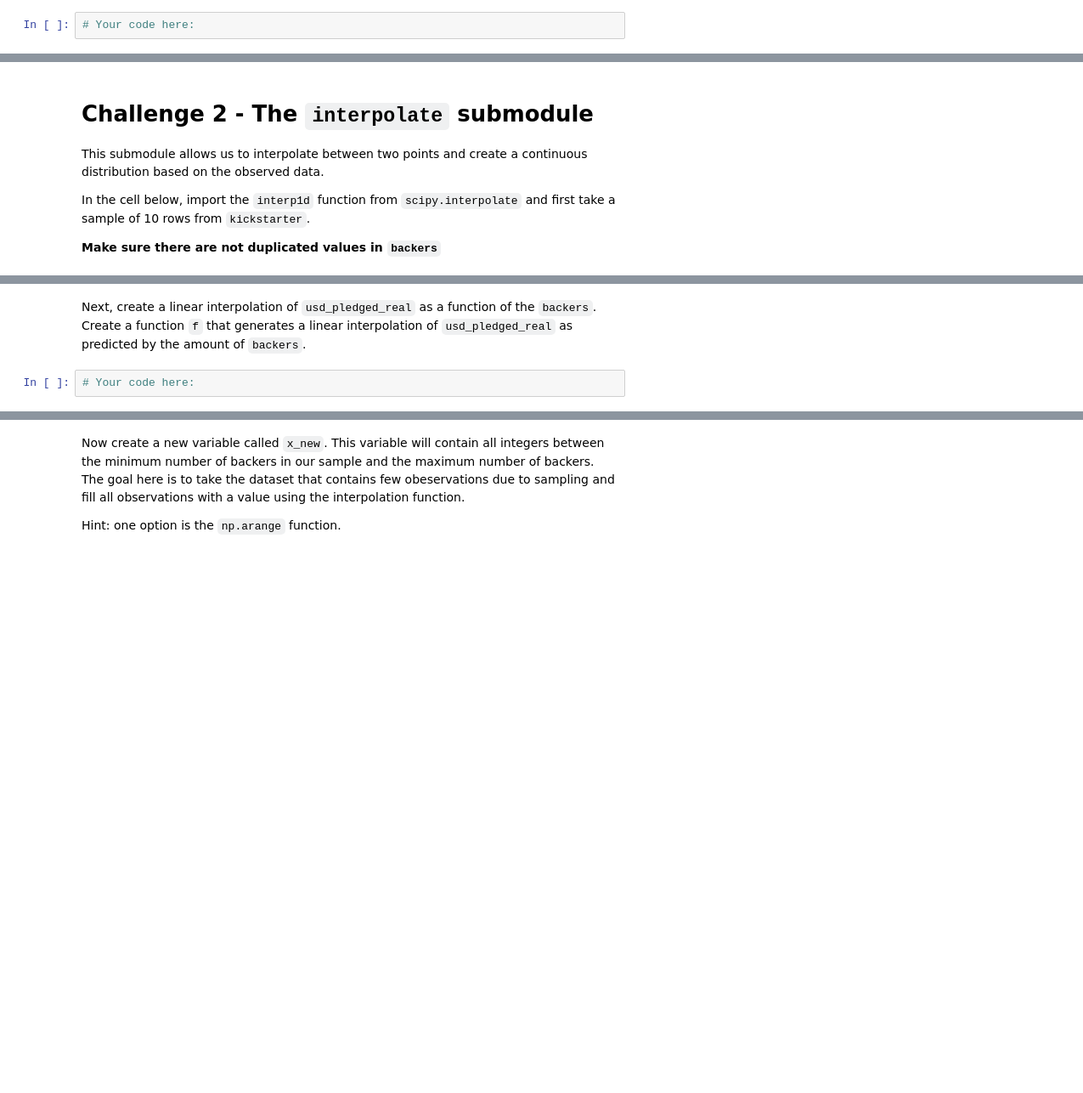
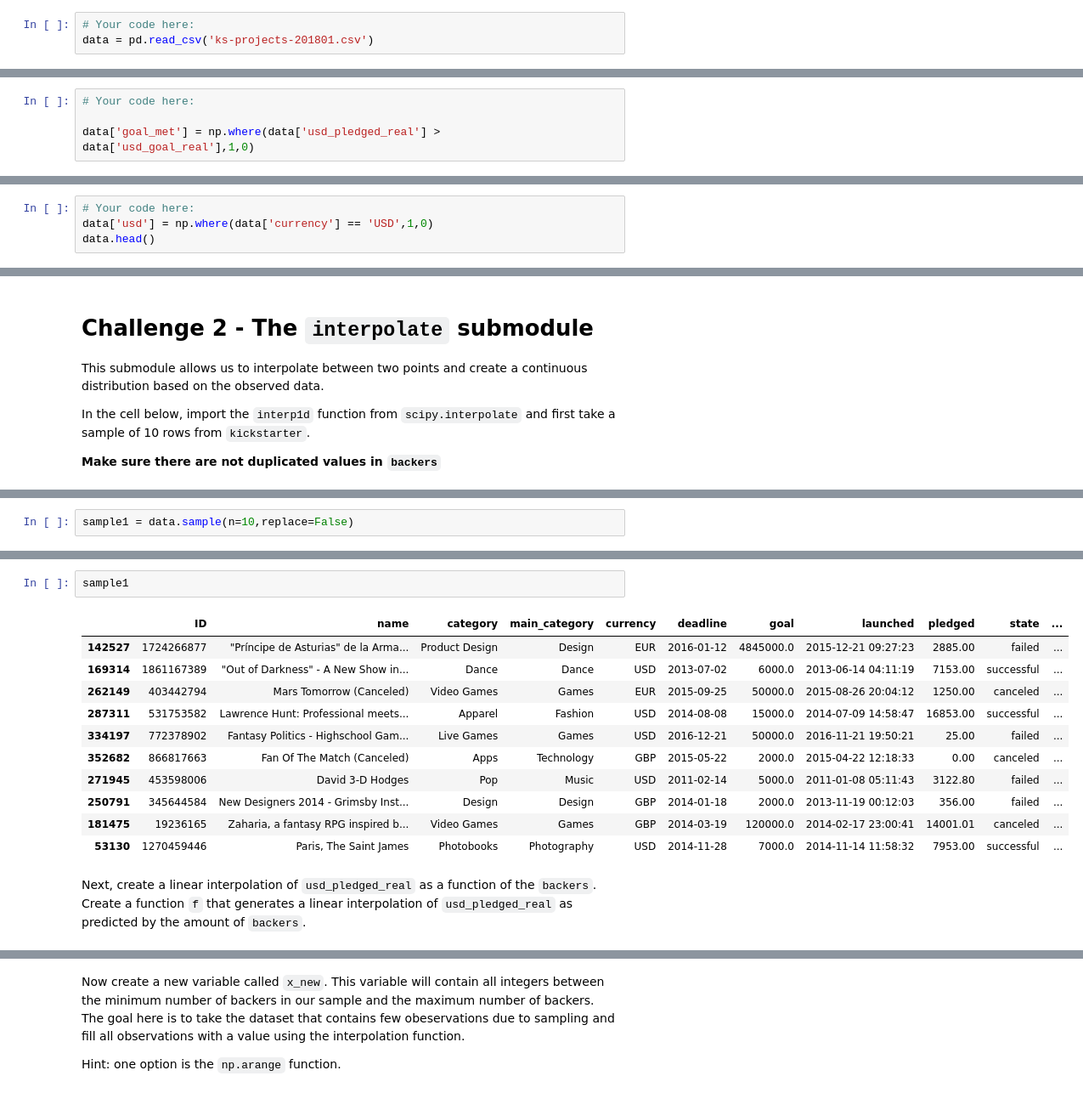
Before and after one commit to ta-data-pt-rmt/lab-intro-scipy, a Jupyter notebook: your-code/main.ipynb, the cells around one changed output, grey strips where cells are left out. Shown at 85% size. Drawn from its saved outputs; the diff is of its cells as text; blank space fills up the shorter version.

```diff
--- a/your-code/main.ipynb
+++ b/your-code/main.ipynb
@@ -11,6 +13,7 @@
 This submodule contains statistical functions for conducting hypothesis tests, producing various distributions and other useful tools. Let's examine this submodule using the KickStarter dataset. Load the data using the `ks-projects-201801.csv` file
 # %%
 # Your code here:
+data = pd.read_csv('ks-projects-201801.csv')
 # %% [markdown]
 Now print the `head` function to examine the dataset.
 # %%
@@ -39,0 +68,4 @@ Let's perform Fisher's exact test on our KickStarter data. We intend to test the
+# %%
+# Your code here:
+
+data['goal_met'] = np.where(data['usd_pledged_real'] > data['usd_goal_real'],1,0)
@@ -43,0 +83,4 @@ Next, create a column that checks whether the currency of the project is in US D
+# %%
+# Your code here:
+data['usd'] = np.where(data['currency'] == 'USD',1,0)
+data.head()
@@ -59,0 +125,2 @@ In the cell below, import the `interp1d` function from `scipy.interpolate` and f
+# %%
+sample1 = data.sample(n=10,replace=False)
@@ -60,4 +142,16 @@ In the cell below, import the `interp1d` function from `scipy.interpolate` and f
+# %%
+sample1
+# %% [output]
+|  | ID | name | category | main_category | currency | deadline | goal | launched | pledged | state | ... |
+| 142527 | 1724266877 | "Príncipe de Asturias" de la Arma... | Product Design | Design | EUR | 2016-01-12 | 4845000.0 | 2015-12-21 09:27:23 | 2885.00 | failed | ... |
+| 169314 | 1861167389 | "Out of Darkness" - A New Show in... | Dance | Dance | USD | 2013-07-02 | 6000.0 | 2013-06-14 04:11:19 | 7153.00 | successful | ... |
+| 262149 | 403442794 | Mars Tomorrow (Canceled) | Video Games | Games | EUR | 2015-09-25 | 50000.0 | 2015-08-26 20:04:12 | 1250.00 | canceled | ... |
+| 287311 | 531753582 | Lawrence Hunt: Professional meets... | Apparel | Fashion | USD | 2014-08-08 | 15000.0 | 2014-07-09 14:58:47 | 16853.00 | successful | ... |
+| 334197 | 772378902 | Fantasy Politics - Highschool Gam... | Live Games | Games | USD | 2016-12-21 | 50000.0 | 2016-11-21 19:50:21 | 25.00 | failed | ... |
+| 352682 | 866817663 | Fan Of The Match (Canceled) | Apps | Technology | GBP | 2015-05-22 | 2000.0 | 2015-04-22 12:18:33 | 0.00 | canceled | ... |
+| 271945 | 453598006 | David 3-D Hodges | Pop | Music | USD | 2011-02-14 | 5000.0 | 2011-01-08 05:11:43 | 3122.80 | failed | ... |
+| 250791 | 345644584 | New Designers 2014 - Grimsby Inst... | Design | Design | GBP | 2014-01-18 | 2000.0 | 2013-11-19 00:12:03 | 356.00 | failed | ... |
+| 181475 | 19236165 | Zaharia, a fantasy RPG inspired b... | Video Games | Games | GBP | 2014-03-19 | 120000.0 | 2014-02-17 23:00:41 | 14001.01 | canceled | ... |
+| 53130 | 1270459446 | Paris, The Saint James | Photobooks | Photography | USD | 2014-11-28 | 7000.0 | 2014-11-14 11:58:32 | 7953.00 | successful | ... |
 # %% [markdown]
 Next, create a linear interpolation of `usd_pledged_real` as a function of the `backers`. Create a function `f` that generates a linear interpolation of `usd_pledged_real` as predicted by the amount of `backers`.
-# %%
-# Your code here:
```
Also changed, not shown: parts of 24 cells of this notebook, 2 other files.
